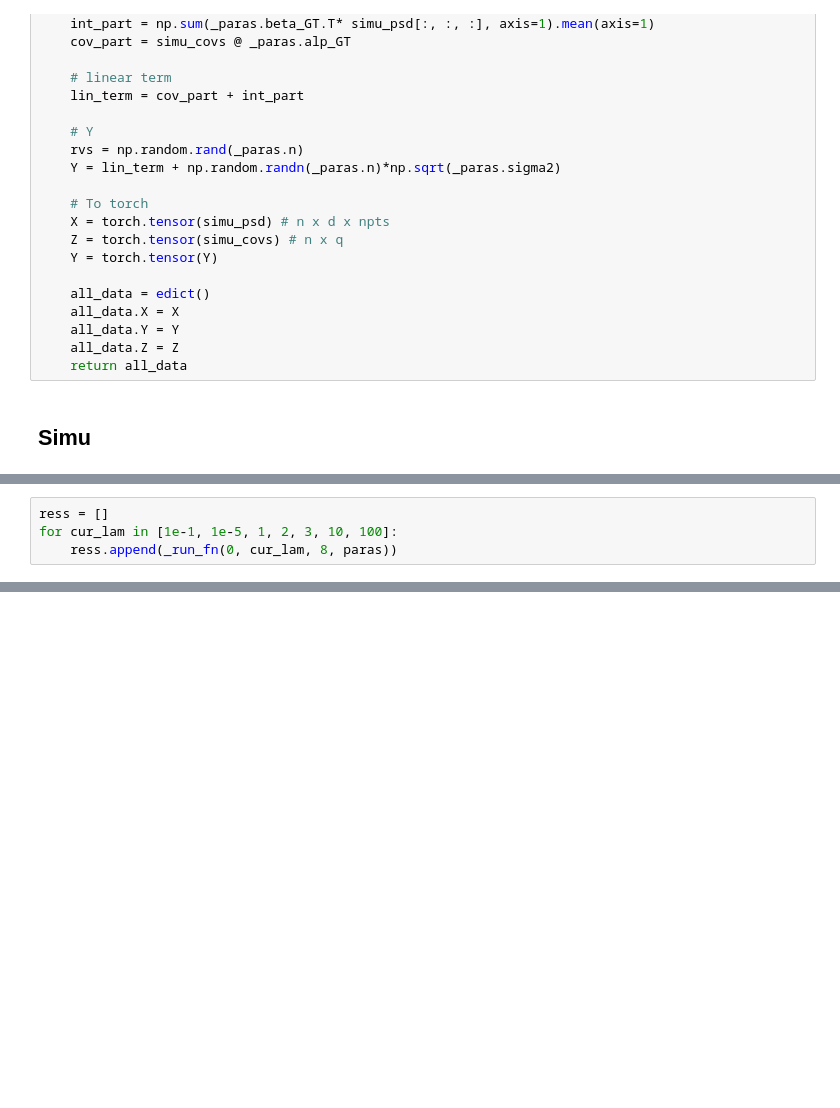
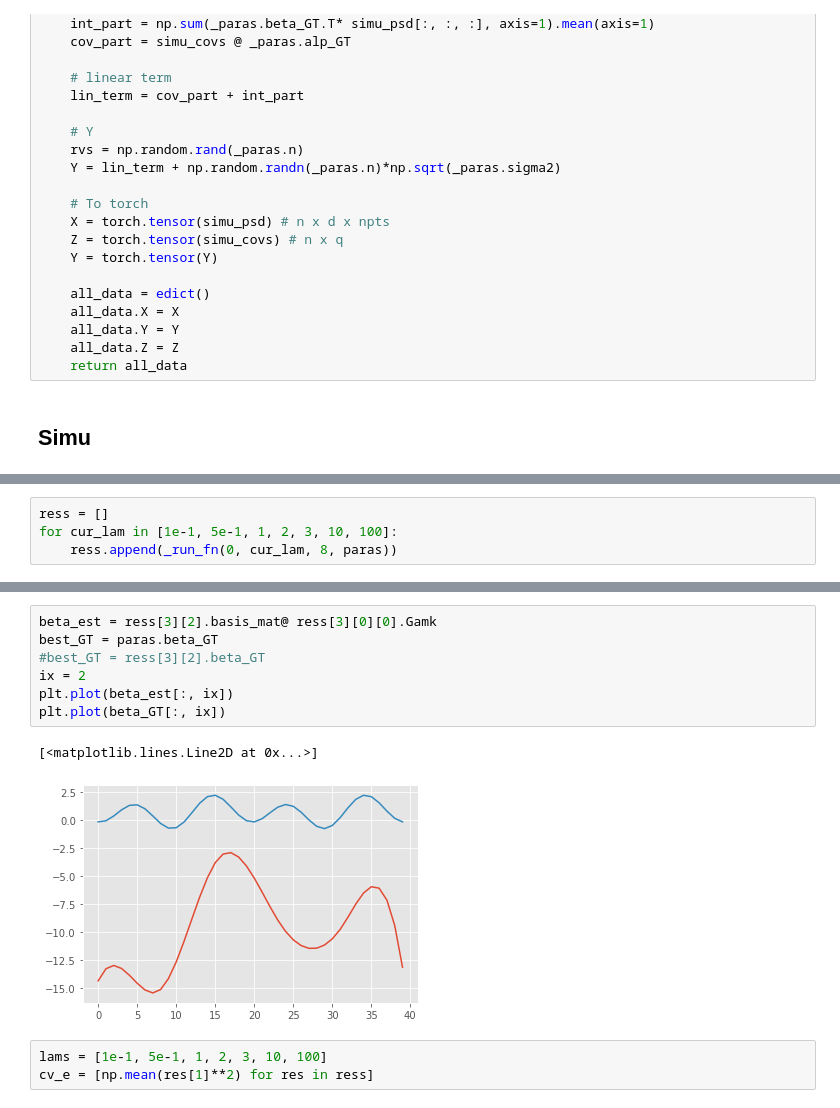
Before and after one commit to JINhuaqing/HDF, a Jupyter notebook: notebooks/simu_converge_linear.ipynb, the cells around one changed output, grey strips where cells are left out. Cells and saved outputs as stored; diff of their text form; blank space fills up the shorter version.

```diff
--- a/notebooks/simu_converge_linear.ipynb
+++ b/notebooks/simu_converge_linear.ipynb
@@ -210,4 +271,0 @@ if __name__ == "__main__":
-# %%
-ress = []
-for cur_lam in [1e-1, 1e-5, 1, 2, 3, 10, 100]:
-    ress.append(_run_fn(0, cur_lam, 8, paras))
@@ -246,0 +326,4 @@ plt.yscale("log")
+# %%
+ress = []
+for cur_lam in [1e-1, 5e-1, 1, 2, 3, 10, 100]:
+    ress.append(_run_fn(0, cur_lam, 8, paras))
@@ -246,0 +338,13 @@ plt.yscale("log")
+# %%
+beta_est = ress[3][2].basis_mat@ ress[3][0][0].Gamk
+best_GT = paras.beta_GT
+#best_GT = ress[3][2].beta_GT
+ix = 2
+plt.plot(beta_est[:, ix])
+plt.plot(beta_GT[:, ix])
+# %% [output]
+[<matplotlib.lines.Line2D at 0x...>]
+[figure, added]
+# %%
+lams = [1e-1, 5e-1, 1, 2, 3, 10, 100]
+cv_e = [np.mean(res[1]**2) for res in ress]
```
Also changed, not shown: parts of 28 cells of this notebook, 6 other files.
